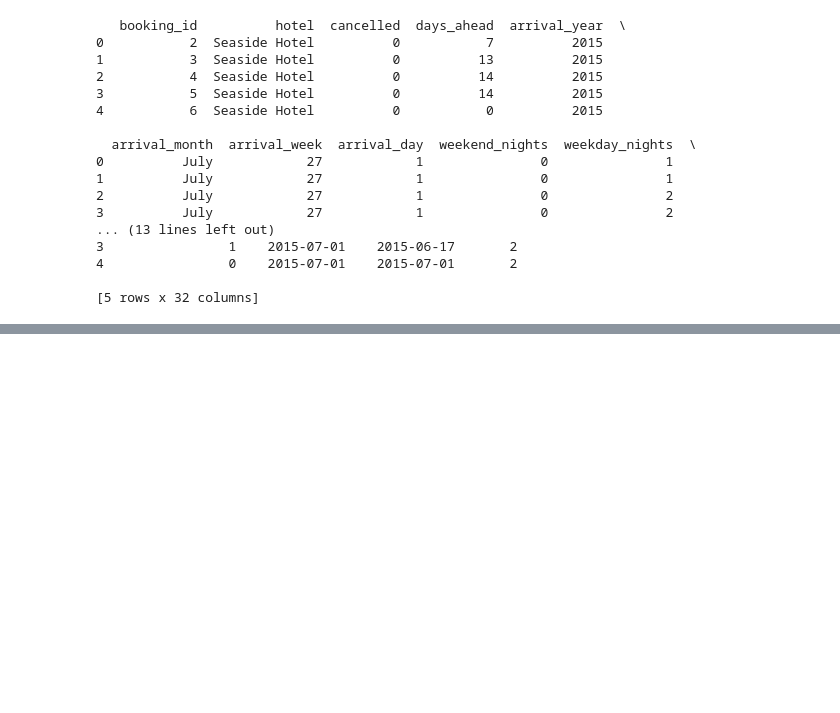
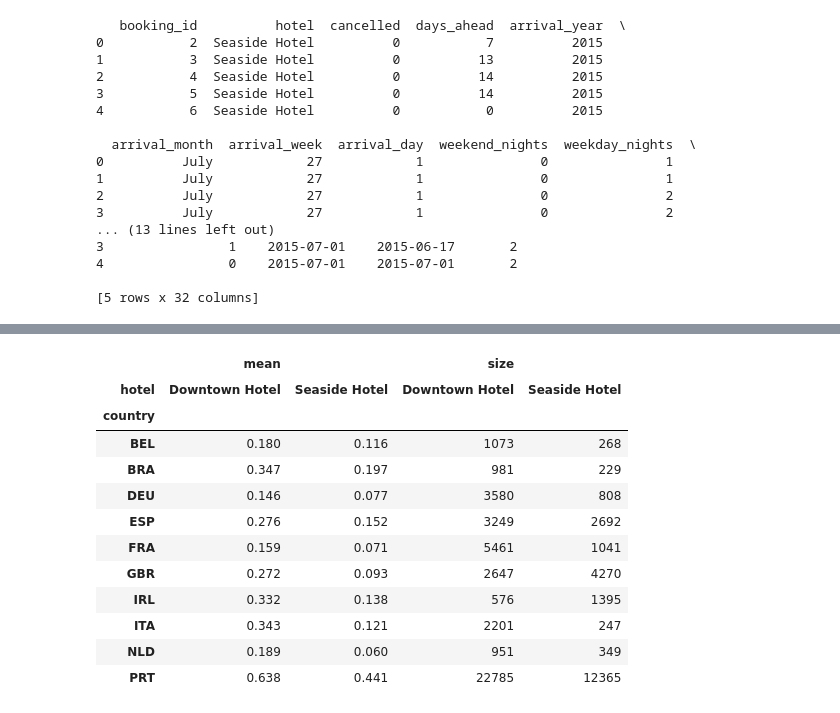
Before and after one commit to DM-Schabert/Valhackers, a Jupyter notebook: preprocessing.ipynb, the cells around one changed output, grey strips where cells are left out. Saved outputs shown, nothing was run; the diff lists cells and outputs as text; code cells hidden in the pictures; blank space fills up the shorter version.

```diff
--- a/preprocessing.ipynb
+++ b/preprocessing.ipynb
@@ -28,0 +114,22 @@ print(df.head())
+# %%
+# Cancellation rate per hotel for the top 10 countries (Seaside is lower everywhere)
+top10 = vc.head(10).index
+(
+    df[df["country"].isin(top10)]
+    .pivot_table(index="country", columns="hotel", values="cancelled", aggfunc=["mean", "size"])
+    .round(3)
+)
+# %% [output]
+|  | mean |  | size |  |
+| hotel | Downtown Hotel | Seaside Hotel | Downtown Hotel | Seaside Hotel |
+| country |  |  |  |  |
+| BEL | 0.180 | 0.116 | 1073 | 268 |
+| BRA | 0.347 | 0.197 | 981 | 229 |
+| DEU | 0.146 | 0.077 | 3580 | 808 |
+| ESP | 0.276 | 0.152 | 3249 | 2692 |
+| FRA | 0.159 | 0.071 | 5461 | 1041 |
+| GBR | 0.272 | 0.093 | 2647 | 4270 |
+| IRL | 0.332 | 0.138 | 576 | 1395 |
+| ITA | 0.343 | 0.121 | 2201 | 247 |
+| NLD | 0.189 | 0.060 | 951 | 349 |
+| PRT | 0.638 | 0.441 | 22785 | 12365 |
```
Also changed, not shown: parts of 29 cells of this notebook, 10 other files.
